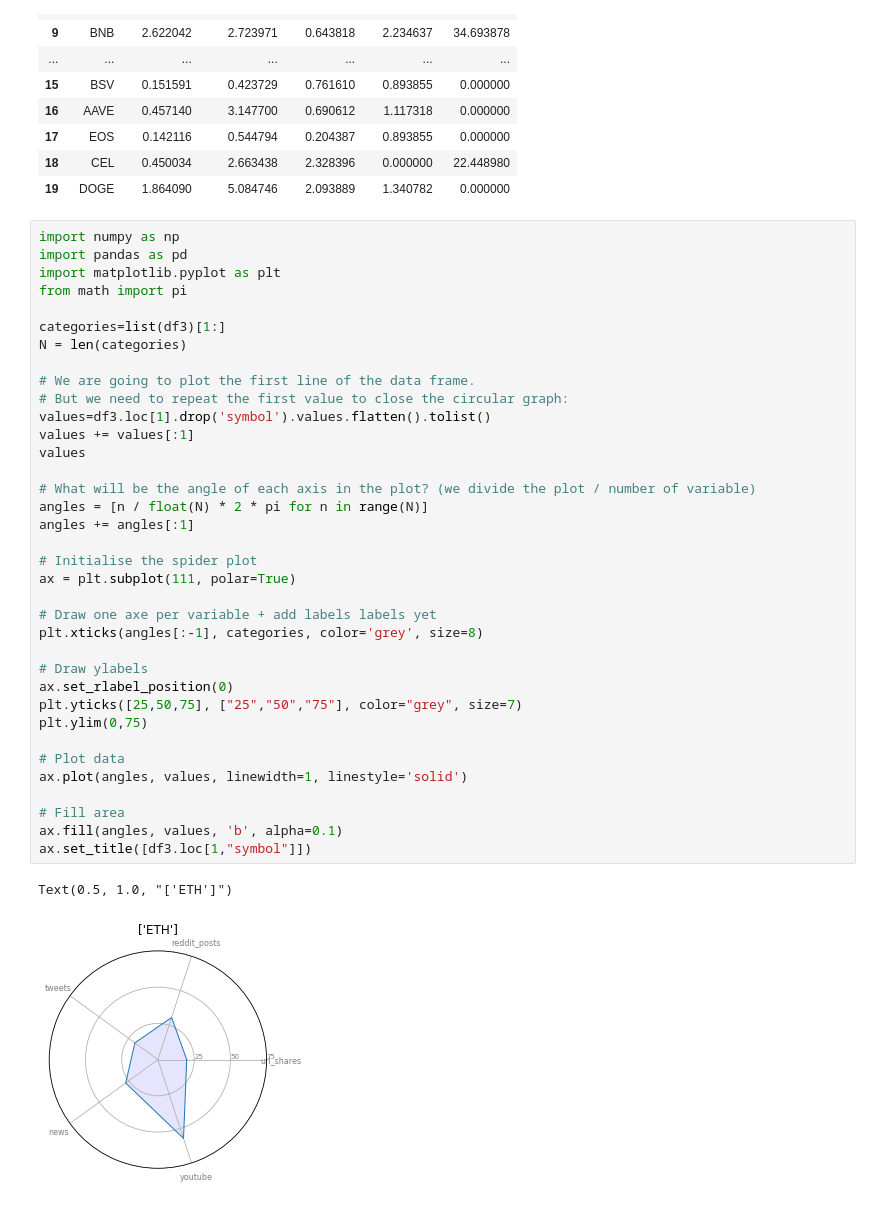
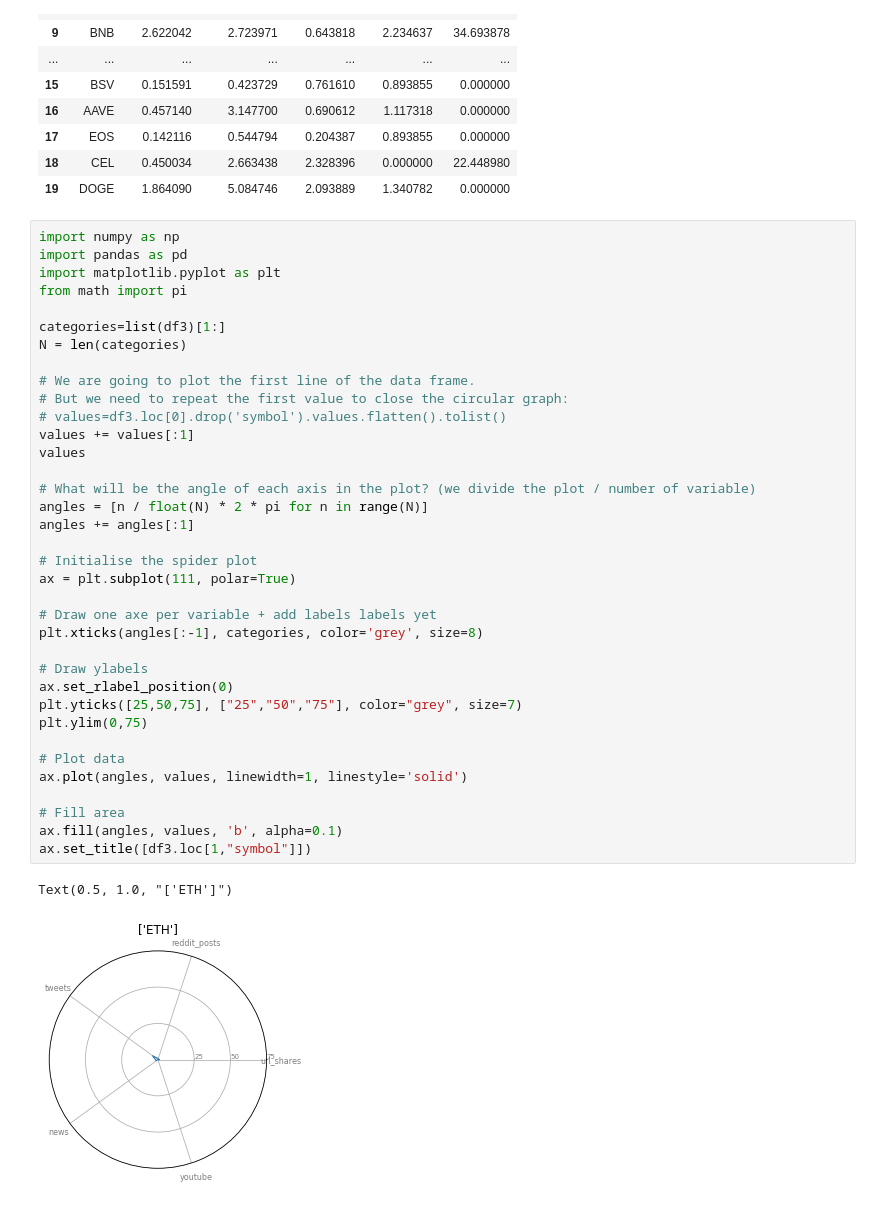
Before and after one commit to kanggg007/Cyptocurrency_project, a Jupyter notebook: Plots.ipynb, the cells around one changed output. Cells and saved outputs as stored; diff of their text form.

```diff
--- a/Plots.ipynb
+++ b/Plots.ipynb
@@ -420,32 +483,32 @@ categories=list(df3)[1:]
 N = len(categories)
 
 # We are going to plot the first line of the data frame.
 # But we need to repeat the first value to close the circular graph:
-values=df3.loc[1].drop('symbol').values.flatten().tolist()
+# values=df3.loc[0].drop('symbol').values.flatten().tolist()
 values += values[:1]
 values
 
 # What will be the angle of each axis in the plot? (we divide the plot / number of variable)
 angles = [n / float(N) * 2 * pi for n in range(N)]
 angles += angles[:1]
 
 # Initialise the spider plot
 ax = plt.subplot(111, polar=True)
 
 # Draw one axe per variable + add labels labels yet
 plt.xticks(angles[:-1], categories, color='grey', size=8)
 
 # Draw ylabels
 ax.set_rlabel_position(0)
 plt.yticks([25,50,75], ["25","50","75"], color="grey", size=7)
 plt.ylim(0,75)
 
 # Plot data
 ax.plot(angles, values, linewidth=1, linestyle='solid')
 
 # Fill area
 ax.fill(angles, values, 'b', alpha=0.1)
 ax.set_title([df3.loc[1,"symbol"]])
 # %% [output]
 Text(0.5, 1.0, "['ETH']")
-[figure, old version]
+[figure, new version]
```
Also changed, not shown: parts of 8 cells of this notebook, 4 other files.
